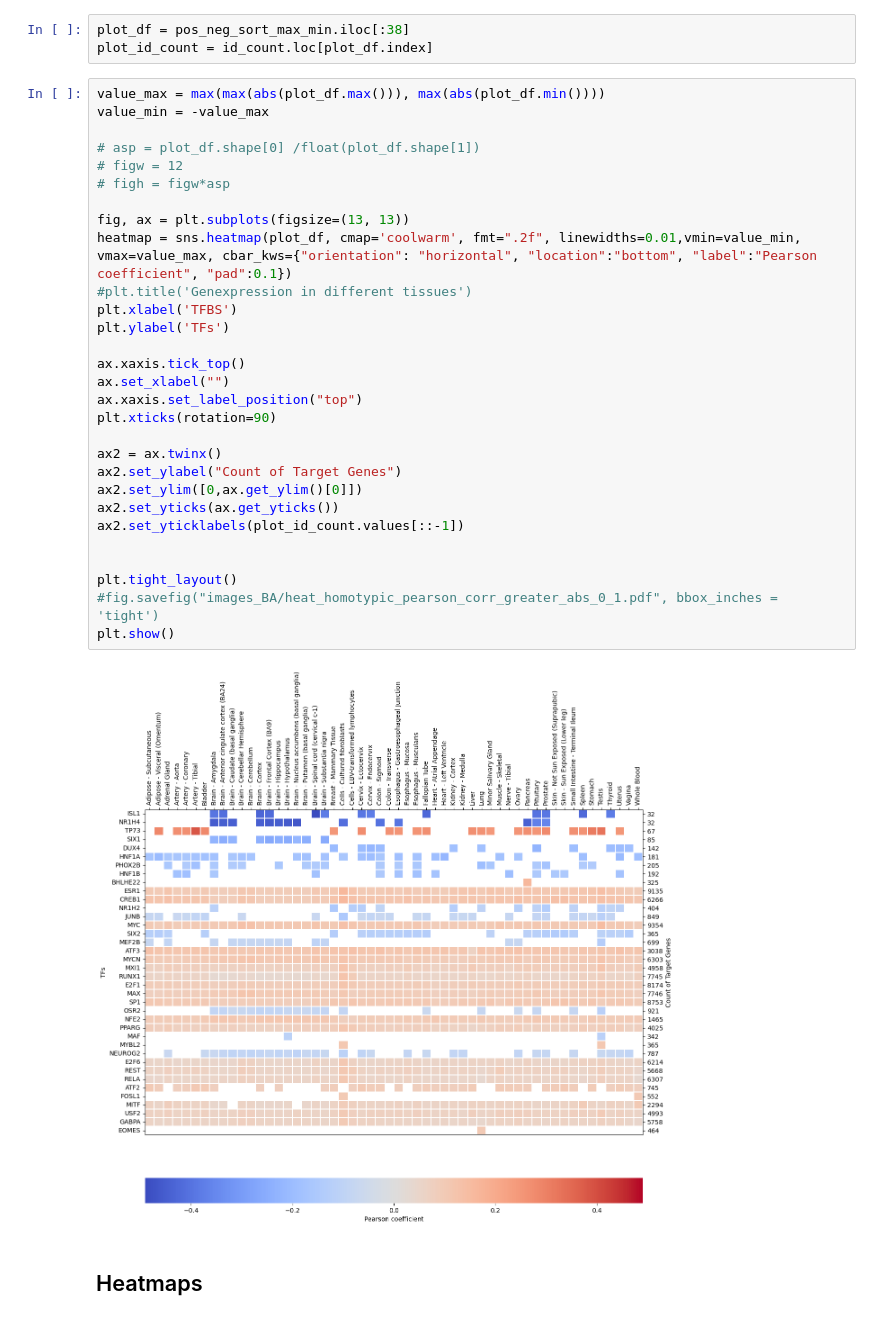
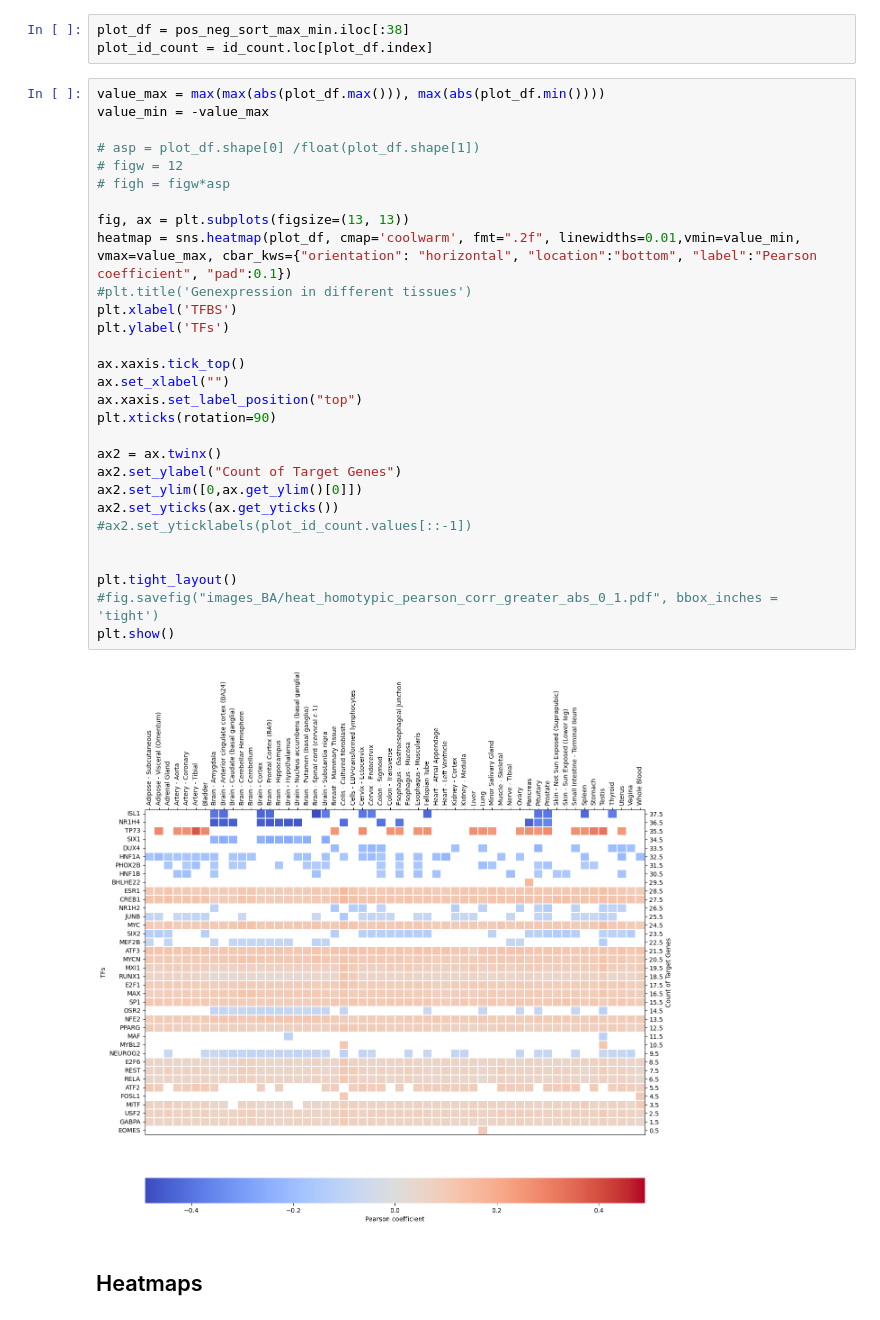
Before and after one commit to JulianMeigen/Bachelor, a Jupyter notebook: E_Single_TFBS/Pearson_seaborn.ipynb, the cells around one changed output. Cells and saved outputs as stored; diff of their text form.

```diff
--- a/E_Single_TFBS/Pearson_seaborn.ipynb
+++ b/E_Single_TFBS/Pearson_seaborn.ipynb
@@ -637,34 +743,34 @@ plot_id_count = id_count.loc[plot_df.index]
 # %%
 value_max = max(max(abs(plot_df.max())), max(abs(plot_df.min())))
 value_min = -value_max
 
 # asp = plot_df.shape[0] /float(plot_df.shape[1])
 # figw = 12
 # figh = figw*asp
 
 fig, ax = plt.subplots(figsize=(13, 13))
 heatmap = sns.heatmap(plot_df, cmap='coolwarm', fmt=".2f", linewidths=0.01,vmin=value_min, vmax=value_max, cbar_kws={"orientation": "horizontal", "location":"bottom", "label":"Pearson coefficient", "pad":0.1})
 #plt.title('Genexpression in different tissues')
 plt.xlabel('TFBS')
 plt.ylabel('TFs')
 
 ax.xaxis.tick_top()
 ax.set_xlabel("")
 ax.xaxis.set_label_position("top")
 plt.xticks(rotation=90)
 
 ax2 = ax.twinx()
 ax2.set_ylabel("Count of Target Genes")
 ax2.set_ylim([0,ax.get_ylim()[0]])
 ax2.set_yticks(ax.get_yticks())
-ax2.set_yticklabels(plot_id_count.values[::-1])
+#ax2.set_yticklabels(plot_id_count.values[::-1])
 
 
 plt.tight_layout()
 #fig.savefig("images_BA/heat_homotypic_pearson_corr_greater_abs_0_1.pdf", bbox_inches = 'tight')
 plt.show()
 # %% [output]
-[figure, old version]
+[figure, new version]
 # %% [markdown]
 ## Heatmaps
 # %%
```
Also changed, not shown: parts of 27 cells of this notebook, 10 other files.
